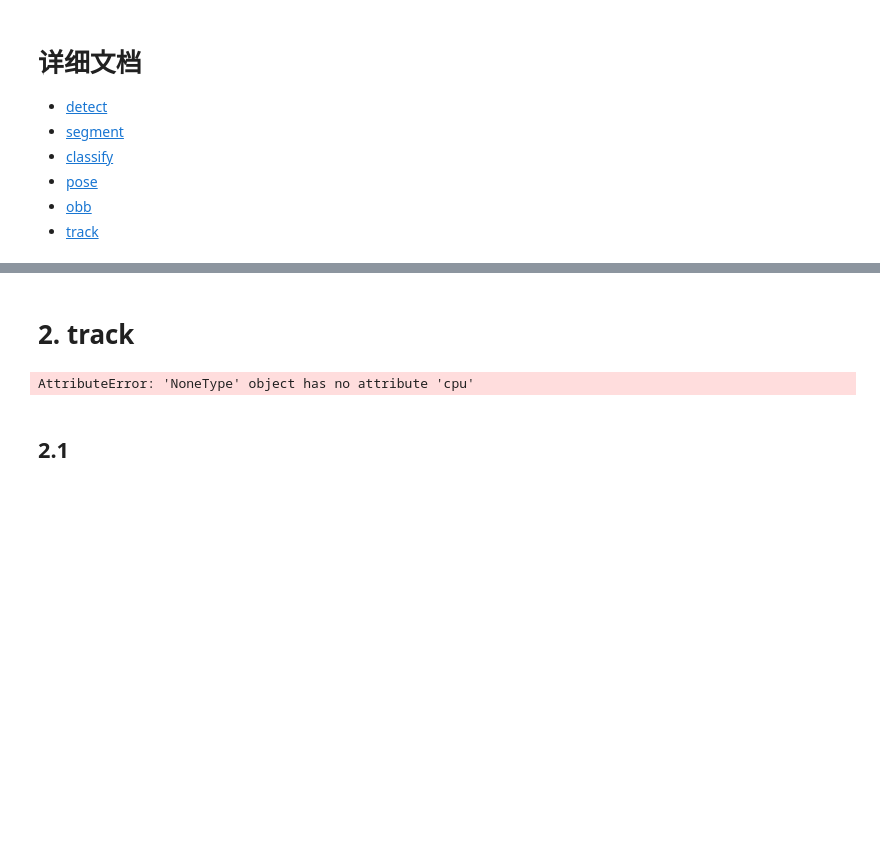
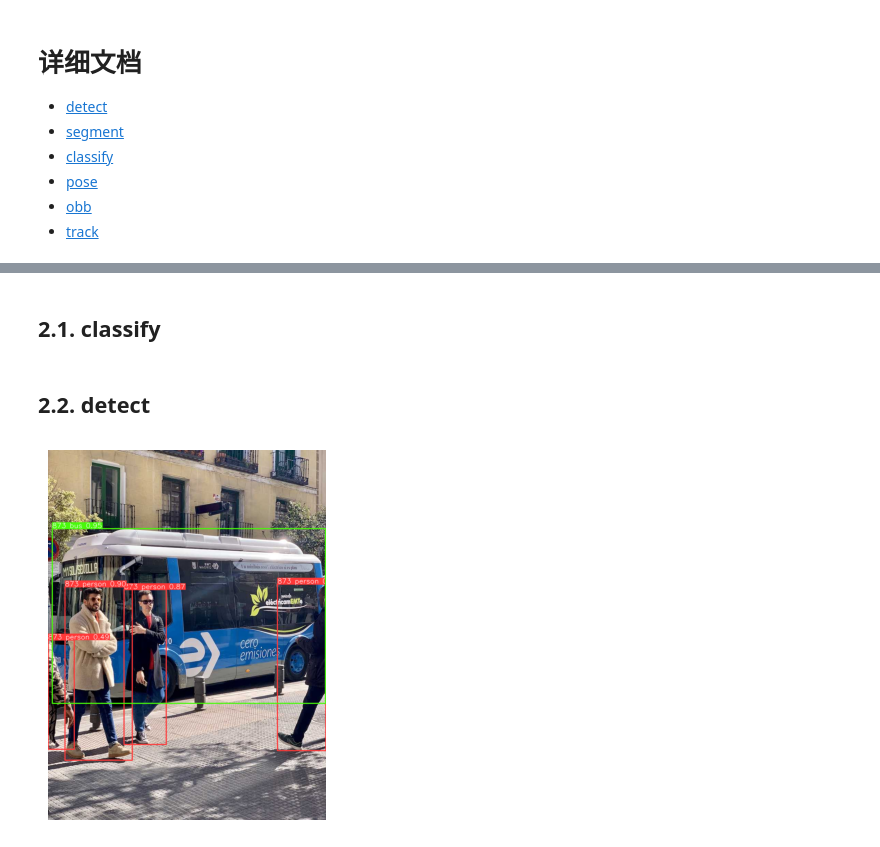
Before and after one commit to wgh-z/yolo_usage, a Jupyter notebook: 1.predict.ipynb, the cells around one changed output, grey strips where cells are left out. Drawn from its saved outputs; the diff is of its cells as text; code cells hidden in the pictures; blank space fills up the shorter version.

```diff
--- a/1.predict.ipynb
+++ b/1.predict.ipynb
@@ -33,7 +30,7 @@ source = r'assets\bus.jpg'
 models = [cls_model, det_model, seg_model]
 # %%
 stream = True
-results_list = []
+result_list = []
 for model in models:
     results = model.predict(
         source=source,
@@ -43,10 +40,11 @@ for model in models:
         )
 
     result = next(results) if stream else results[0]
-    results_list.append(result)
+    result_list.append(result)
+
     print(model.task)
-    print(model.__dict__.keys())
-    print(result.__dict__.keys())
-    print(result.probs) if model.task == 'classify' else None
+    print(dir(model))
+    print(dir(result))
+    # print(result.probs) if model.task == 'classify' else None
 # %% [output]
 classify
@@ -85,20 +61,38 @@ dict_keys(['orig_img', 'orig_shape', 'boxes', 'masks', 'probs', 'keypoints', 'ob
+# %%
+import cv2
+from PIL import Image
+import matplotlib.pyplot as plt
+from ultralytics.data.augment import LetterBox
+
+
+def plot(cv_img):
+    cv_img = cv2.cvtColor(cv_img, cv2.COLOR_BGR2RGB)
+    pil_img = Image.fromarray(cv_img)
+    plt.axis('off')
+    plt.imshow(pil_img)
+    plt.show()
 # %% [markdown]
-# 2. track
+## 2.1. classify
-# %%
-for model in models:
-    results = model.track(
-        source=source,
-        tracker="bytetrack.yaml",  # 20fps
-        imgsz=(384, 640),
-        stream=False,
-        verbose=False
-        )
-
-    result = results[0]
-    print(model.model_name)
-    print(model.__dict__.keys())
-    print(result.__dict__.keys())
-# %% [output]
-AttributeError: 'NoneType' object has no attribute 'cpu'
 # %% [markdown]
-## 2.1
+## 2.2. detect
+# %%
+det_result = result_list[1]
+im0 = det_result.orig_img
+names = det_result.names
+det = det_result.boxes.data.cpu().numpy()
+
+annotated_frame = im0.copy()
+annotator = Annotator(annotated_frame, line_width=2, example=str(names))
+if len(det) and len(det[0]) == 6:  # 有目标
+    for *xyxy, conf, cls in reversed(det):
+        c = int(cls)  # integer class
+        label = f"{int(id)} {names[c]} {conf:.2f}"
+        annotator.box_label(xyxy, label, color=colors(c, True))
+
+annotated_frame = annotator.result()
+# cv2.imshow("YOLOv8 detection", annotated_frame)
+# cv2.waitKey(0)
+
+plot(annotated_frame)
+# %% [output]
+[figure, added]
```
Also changed, not shown: parts of 10 cells of this notebook, 1 other file.
